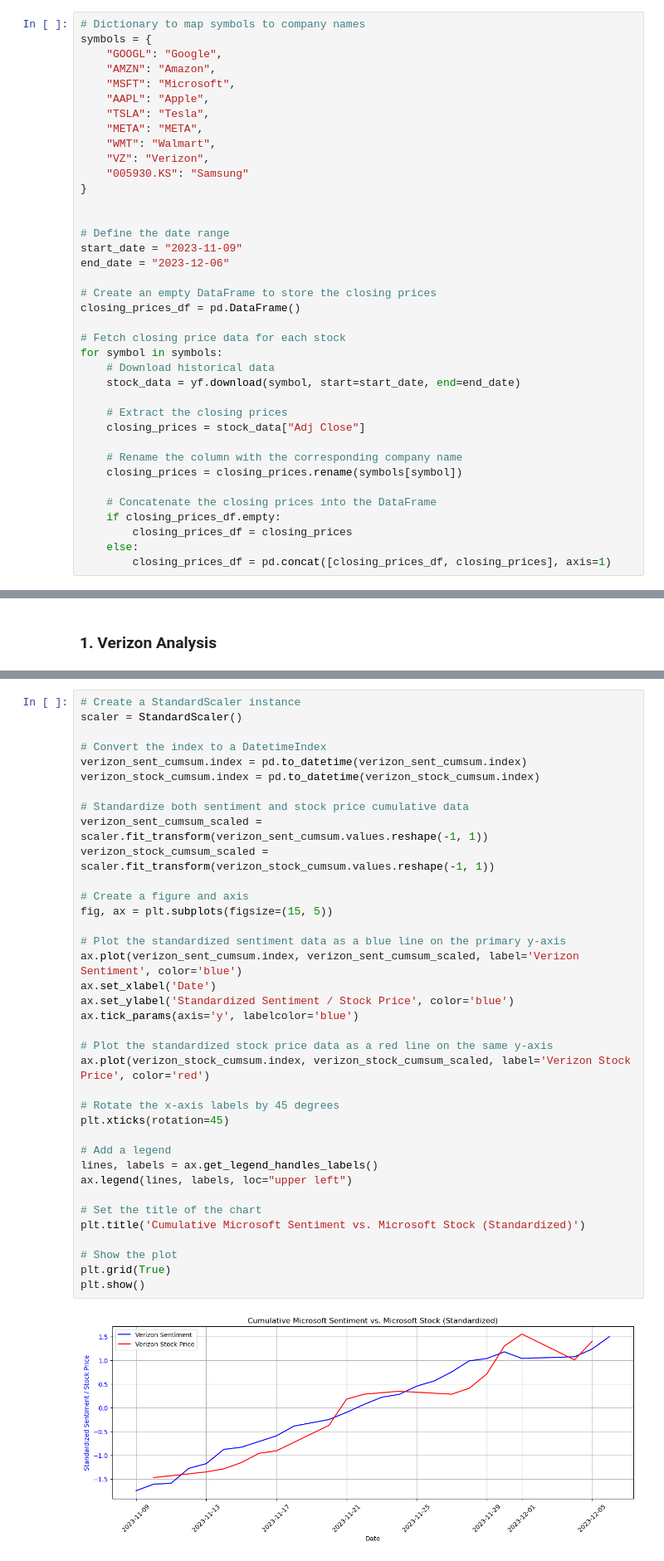
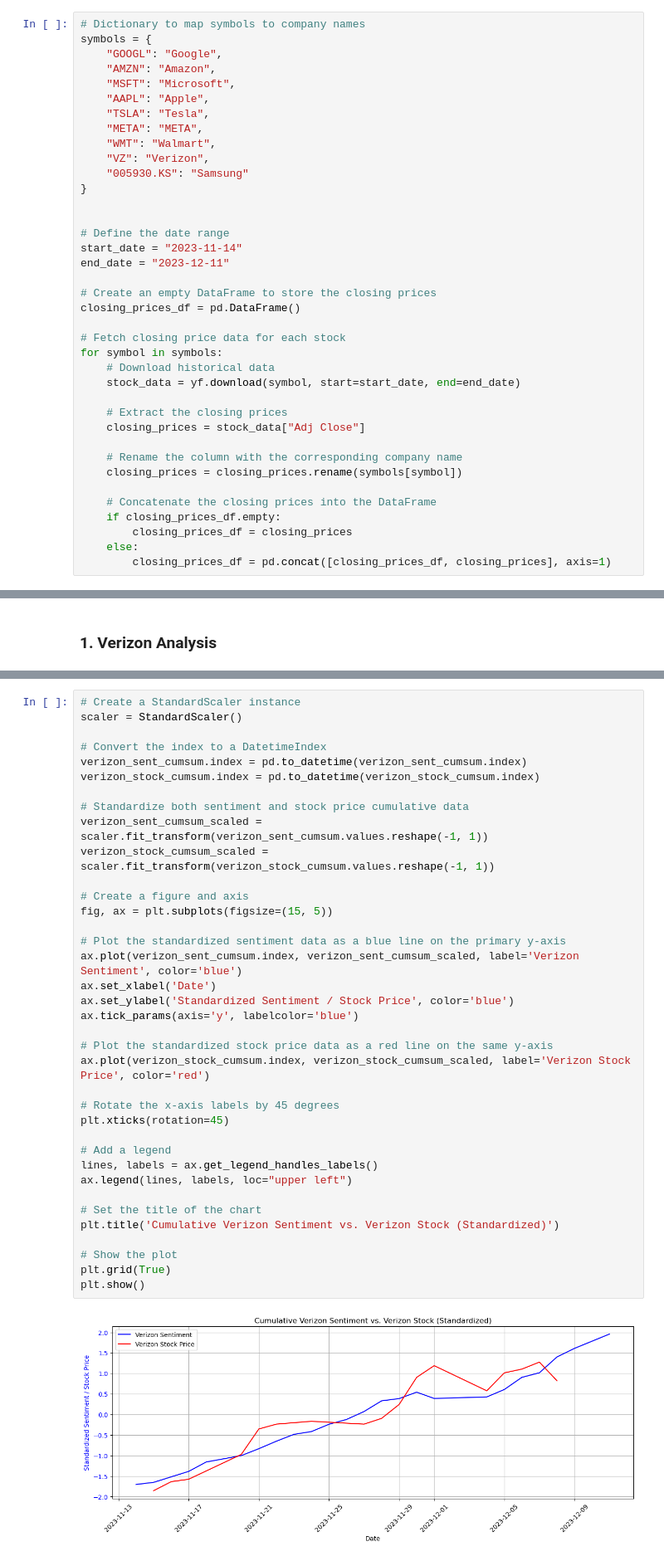
Before and after one commit to SasankaPandaSCIT/Chatbot_Correlation_stock_movement, a Jupyter notebook: Project_2.ipynb, the cells around one changed output, grey strips where cells are left out. Shown at 83% size. Saved outputs shown, nothing was run; the diff lists cells and outputs as text.

```diff
--- a/Project_2.ipynb
+++ b/Project_2.ipynb
@@ -193,8 +206,8 @@ symbols = {
 
 
 # Define the date range
-start_date = "2023-11-09"
-end_date = "2023-12-06"
+start_date = "2023-11-14"
+end_date = "2023-12-11"
 
 # Create an empty DataFrame to store the closing prices
 closing_prices_df = pd.DataFrame()
@@ -378,32 +449,32 @@ verizon_stock_cumsum.index = pd.to_datetime(verizon_stock_cumsum.index)
 
 # Standardize both sentiment and stock price cumulative data
 verizon_sent_cumsum_scaled = scaler.fit_transform(verizon_sent_cumsum.values.reshape(-1, 1))
 verizon_stock_cumsum_scaled = scaler.fit_transform(verizon_stock_cumsum.values.reshape(-1, 1))
 
 # Create a figure and axis
 fig, ax = plt.subplots(figsize=(15, 5))
 
 # Plot the standardized sentiment data as a blue line on the primary y-axis
 ax.plot(verizon_sent_cumsum.index, verizon_sent_cumsum_scaled, label='Verizon Sentiment', color='blue')
 ax.set_xlabel('Date')
 ax.set_ylabel('Standardized Sentiment / Stock Price', color='blue')
 ax.tick_params(axis='y', labelcolor='blue')
 
 # Plot the standardized stock price data as a red line on the same y-axis
 ax.plot(verizon_stock_cumsum.index, verizon_stock_cumsum_scaled, label='Verizon Stock Price', color='red')
 
 # Rotate the x-axis labels by 45 degrees
 plt.xticks(rotation=45)
 
 # Add a legend
 lines, labels = ax.get_legend_handles_labels()
 ax.legend(lines, labels, loc="upper left")
 
 # Set the title of the chart
-plt.title('Cumulative Microsoft Sentiment vs. Microsoft Stock (Standardized)')
+plt.title('Cumulative Verizon Sentiment vs. Verizon Stock (Standardized)')
 
 # Show the plot
 plt.grid(True)
 plt.show()
 # %% [output]
-[figure, old version]
+[figure, new version]
```
Also changed, not shown: parts of 63 cells of this notebook, 1 other file.
